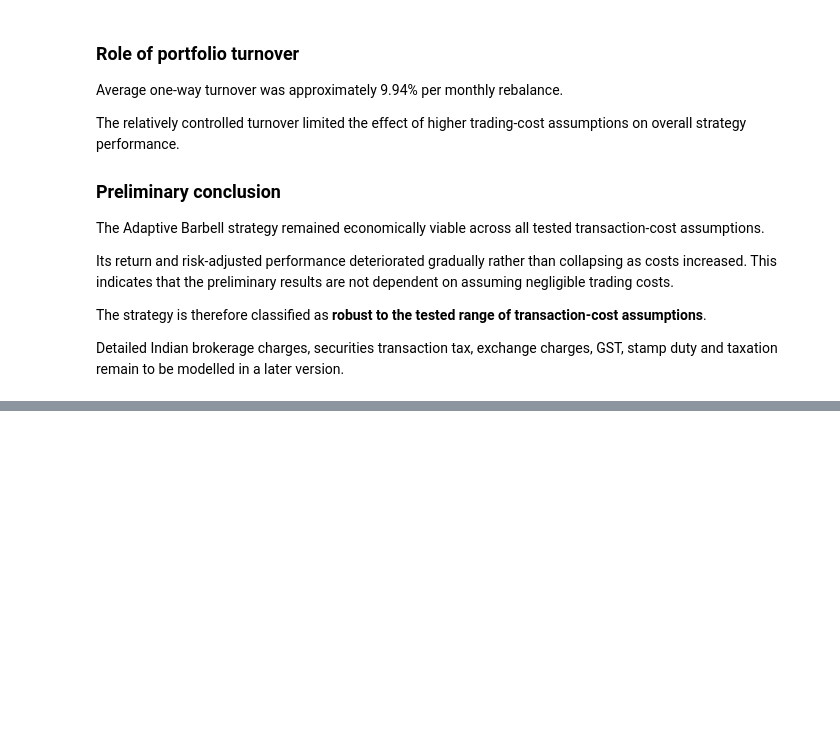
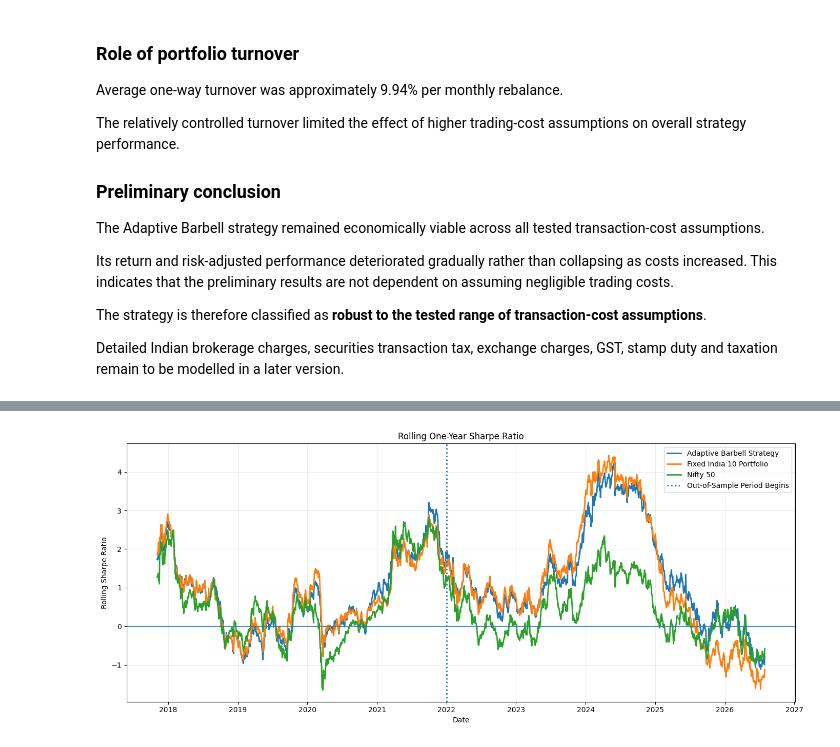
Before and after one commit to Rohil121/bharat-portfolio-lab, a Jupyter notebook: notebooks/03_robustness_testing.ipynb, the cells around one changed output, grey strips where cells are left out. Drawn from its saved outputs; the diff is of its cells as text; code cells hidden in the pictures; blank space fills up the shorter version.

Commit message:
Interpret rolling one-year performance results

```diff
--- a/notebooks/03_robustness_testing.ipynb
+++ b/notebooks/03_robustness_testing.ipynb
@@ -2289,0 +2610,33 @@ Detailed Indian brokerage charges, securities transaction tax, exchange charges,
+# %%
+plt.figure(figsize=(14, 6))
+
+for column in rolling_sharpe_table.columns:
+
+    plt.plot(
+        rolling_sharpe_table.index,
+        rolling_sharpe_table[column],
+        linewidth=2,
+        label=column,
+    )
+
+plt.axhline(
+    0,
+    linewidth=1,
+)
+
+plt.axvline(
+    OUT_OF_SAMPLE_START_DATE,
+    linewidth=2,
+    linestyle=":",
+    label="Out-of-Sample Period Begins",
+)
+
+plt.title("Rolling One-Year Sharpe Ratio")
+plt.xlabel("Date")
+plt.ylabel("Rolling Sharpe Ratio")
+plt.legend()
+plt.grid(alpha=0.25)
+plt.tight_layout()
+plt.show()
+# %% [output]
+[figure, added]
```
Also changed, not shown: parts of 4 cells of this notebook.
